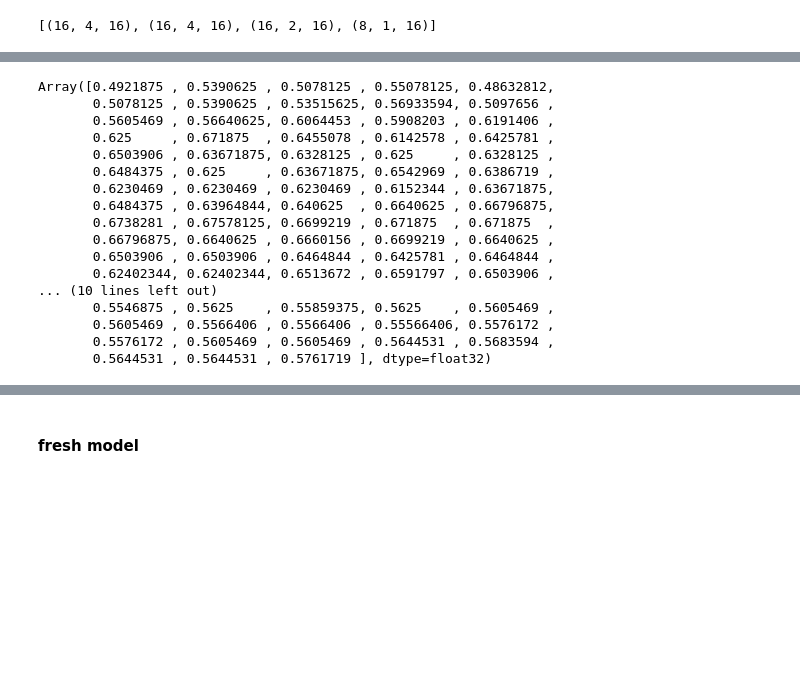
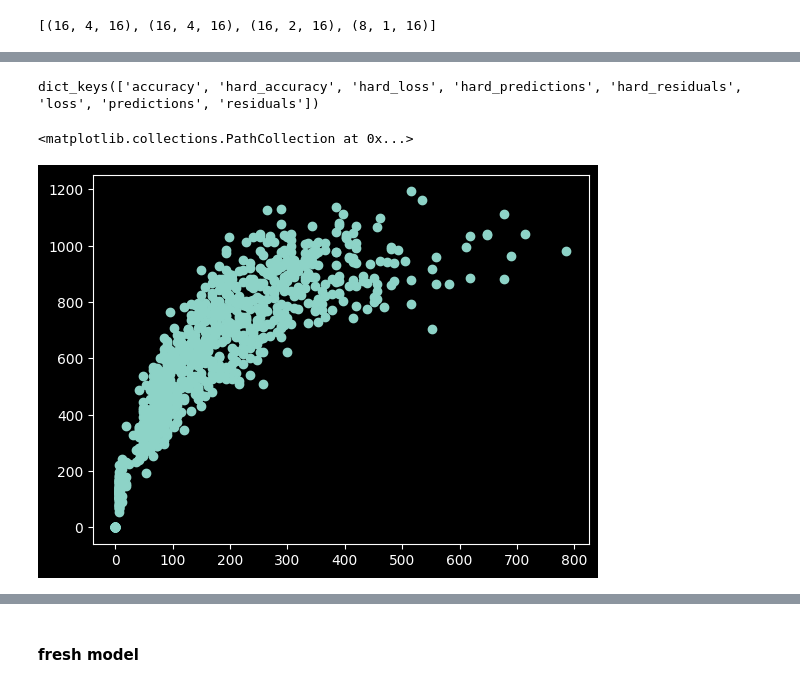
Before and after one commit to GabrielBena/boolean_nca_cc, a Jupyter notebook: random_boolean_nets.ipynb, the cells around one changed output, grey strips where cells are left out. Drawn from its saved outputs; the diff is of its cells as text; code cells hidden in the pictures; blank space fills up the shorter version.

Commit message:
Unified training and evalutation + jut eval

```diff
--- a/random_boolean_nets.ipynb
+++ b/random_boolean_nets.ipynb
@@ -1303,20 +1244,33 @@ Initial Hard Accuracy: 0.75
-# %%
-step_outputs[-1]["hard_accuracy"]
-# %% [output]
-Array([0.4921875 , 0.5390625 , 0.5078125 , 0.55078125, 0.48632812,
-       0.5078125 , 0.5390625 , 0.53515625, 0.56933594, 0.5097656 ,
-       0.5605469 , 0.56640625, 0.6064453 , 0.5908203 , 0.6191406 ,
-       0.625     , 0.671875  , 0.6455078 , 0.6142578 , 0.6425781 ,
-       0.6503906 , 0.63671875, 0.6328125 , 0.625     , 0.6328125 ,
-       0.6484375 , 0.625     , 0.63671875, 0.6542969 , 0.6386719 ,
-       0.6230469 , 0.6230469 , 0.6230469 , 0.6152344 , 0.63671875,
-       0.6484375 , 0.63964844, 0.640625  , 0.6640625 , 0.66796875,
-       0.6738281 , 0.67578125, 0.6699219 , 0.671875  , 0.671875  ,
-       0.66796875, 0.6640625 , 0.6660156 , 0.6699219 , 0.6640625 ,
-       0.6503906 , 0.6503906 , 0.6464844 , 0.6425781 , 0.6464844 ,
-       0.62402344, 0.62402344, 0.6513672 , 0.6591797 , 0.6503906 ,
-... (10 lines left out)
-       0.5546875 , 0.5625    , 0.55859375, 0.5625    , 0.5605469 ,
-       0.5605469 , 0.5566406 , 0.5566406 , 0.55566406, 0.5576172 ,
-       0.5576172 , 0.5605469 , 0.5605469 , 0.5644531 , 0.5683594 ,
-       0.5644531 , 0.5644531 , 0.5761719 ], dtype=float32)
+# %%
+pool = initialize_graph_pool(
+    jax.random.PRNGKey(42),
+    layer_sizes=layer_sizes,
+    arity=arity,
+    input_n=input_n,
+    pool_size=1024,
+    circuit_hidden_dim=hidden_dim,
+    loss_value=0,
+    wiring_mode="fixed",
+)
+
+n_total_steps = 2**8
+n_steps_per_scan = 5
+n_scans = n_total_steps // n_steps_per_scan
+# %%
+idxs, batch_of_graphs, batch_of_wires, batch_of_logits, batch_of_mask = pool.sample(
+    jax.random.PRNGKey(42), 128
+)
+# %%
+mean_loss, (final_aux, updated_graphs, updated_logits, loss_steps, stepwise_aux) = batch_loss_fn(
+    best_attn_model,
+    batch_of_graphs,
+    batch_of_logits,
+    batch_of_wires,
+    jax.random.PRNGKey(42),
+    x_train,
+    y_train,
+)
+# %%
+final_aux.keys()
+# %% [output]
+dict_keys(['accuracy', 'hard_accuracy', 'hard_loss', 'hard_predictions', 'hard_residuals', 'loss', 'predictions', 'residuals'])
@@ -1322,0 +1367,11 @@ Array([0.4921875 , 0.5390625 , 0.5078125 , 0.55078125, 0.48632812,
+# %%
+pool = initialize_graph_pool(
+    jax.random.PRNGKey(42),
+    layer_sizes=layer_sizes,
+    arity=arity,
+    input_n=input_n,
+    pool_size=1024,
+    circuit_hidden_dim=hidden_dim,
+    loss_value=0,
+    wiring_mode="fixed",
+)
@@ -1322,0 +1422,8 @@ Array([0.4921875 , 0.5390625 , 0.5078125 , 0.55078125, 0.48632812,
+# %%
+plt.scatter(
+    pool.graphs.globals.update_steps,
+    pool.graphs.globals.loss,
+)
+# %% [output]
+<matplotlib.collections.PathCollection at 0x...>
+[figure, added]
```
Also changed, not shown: parts of 23 cells of this notebook, 15 other files.
